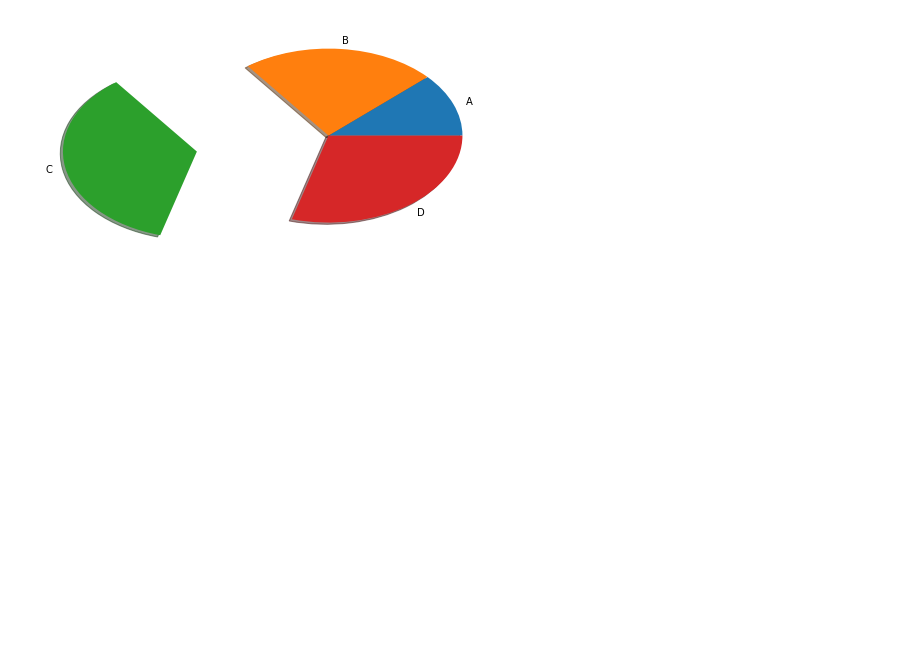
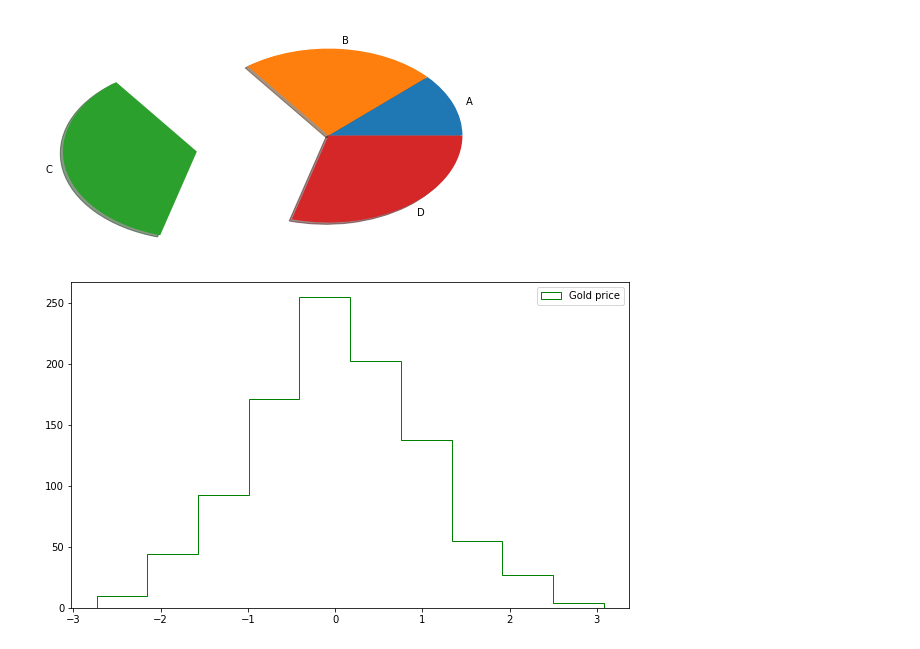
Before and after one commit to anuragjoshi3519/Machine-Learning-Course-Work, a Jupyter notebook: DataVisualization/Line, Bar & Pie Graph Visualisation.ipynb, the cells around one changed output. Drawn from its saved outputs; the diff is of its cells as text; code cells hidden in the pictures; blank space fills up the shorter version.

```diff
--- a/DataVisualization/Line, Bar & Pie Graph Visualisation.ipynb
+++ b/DataVisualization/Line, Bar & Pie Graph Visualisation.ipynb
@@ -58,3 +58,11 @@ plt.pie(values,labels=label,radius=1,explode=(0,0,1,0),shadow=True)
 plt.show()
 # %% [output]
 [figure]
+# %%
+#Hist plot
+plt.figure(figsize=(10,6))
+plt.hist(np.random.randn(1000),color='g',label="Gold price",cumulative=False,histtype='step')
+plt.legend()
+plt.show()
+# %% [output]
+[figure, added]
```
Also changed, not shown: parts of 1 cell of this notebook, 9 other files.
